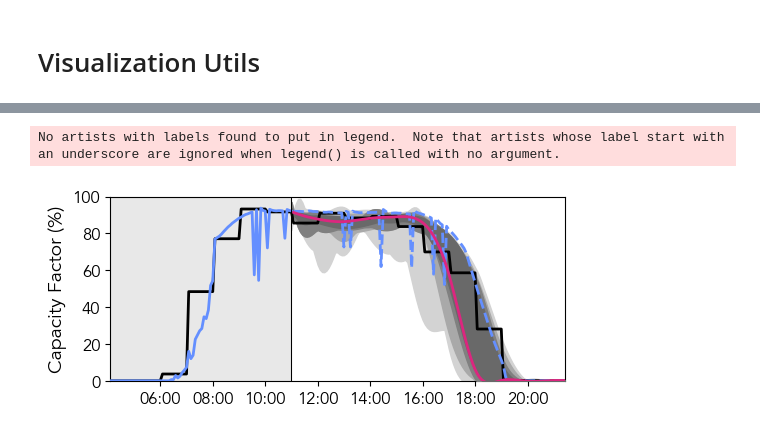
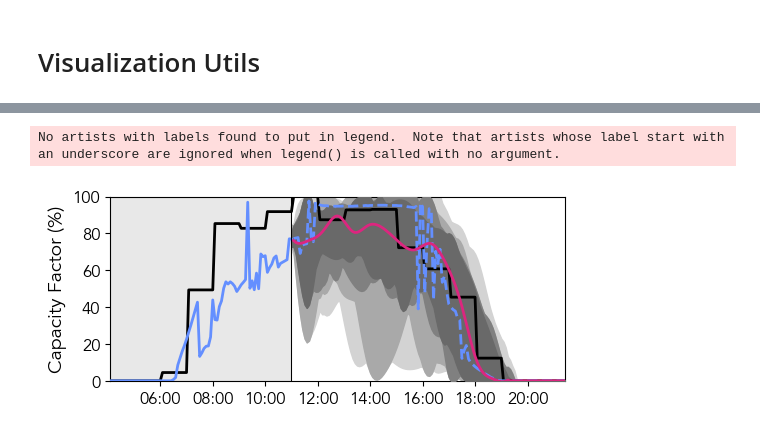
Before and after one commit to gterren/functional_forecast_dynamic_update, a Jupyter notebook: notebooks/solar_asset_ffc_viz.ipynb, the cells around one changed output, grey strips where cells are left out. Saved outputs shown, nothing was run; the diff lists cells and outputs as text; code cells hidden in the pictures.

```diff
--- a/notebooks/solar_asset_ffc_viz.ipynb
+++ b/notebooks/solar_asset_ffc_viz.ipynb
@@ -93,12 +93,18 @@ print(E_tr_biased_.shape, E_ts_biased_.shape)
 (76593, 288) (364, 288, 211)
 (76593, 288) (364, 288, 211)
 # %%
-exp_description="unbiased-025"
-_init = {120: 5, 132: 1, 144: 3, 168: 3}
-_init = {120: 5, 132: 3, 144: 3, 168: 3}
+# exp_description="unbiased-025"
+# #_init = {120: 1, 132: 4, 144: 1, 168: 4}
+# _init = {120: 1, 144: 1, 168: 4}
 
-# exp_description="biased-025"
-# _init = {120: 3, 144: 2, 168: 2}
+exp_description="unbiased-025-1"
+_init = {120: 1, 144: 2, 168: 2}
+
+exp_description="unbiased-025-2"
+_init = {120: 3, 144: 2, 168: 2}
+
+exp_description="unbiased-025-3"
+_init = {120: 3, 144: 3, 168: 1}
 
 hyper_, envelope_ = loader.hyperparameters(
     _init,
@@ -165,8 +194,8 @@ Forecast Update Time $\tau$ & Estimator &  &  &  \\
 # %% [markdown]
 # Functional kNNs dynamic update
 # %%
-day = 233
-asset = 16
+day = 244
+asset = 13
 interval = 132
 
 _fdu = functional_dynamic_update(
@@ -198,7 +227,7 @@ M_ = _fdu.predict(
     length_scale_e = get_hyper(hyper_, 'length_scale_e', interval),
     length_scale_d = get_hyper(hyper_, 'length_scale_d', interval),
     sigma = get_hyper(hyper_, 'sigma', interval),
-    nu = 1.,
+    nu = get_hyper(hyper_, 'nu', interval),
     kappa_0 = get_hyper(hyper_, 'kappa_0', interval),
     kappa = get_hyper(hyper_, 'kappa', interval),
     p_fusion = get_hyper(hyper_, 'p_fusion', interval)
@@ -633,7 +679,9 @@ _depth = ModifiedBandDepth()
 
 M_int_, M_int_ds_ = _fdu.functional_downsampling(
     subsample=12,
-    n_basis=16
+    #n_basis=16
+    n_basis=int(1.333*(T - interval)/12),
+
 )
 
 k_ = get_band_fraction(
@@ -653,35 +701,35 @@ f_deepest_ext_, _upper, _lower = _fdu.depth_confidence_bands(
 
 _fig, _ax = plt.subplots(figsize = (5.25, 2.25), constrained_layout = True)
 
 plotter.plot_envelope(
     _fig, _ax, palette_,
     _upper, _lower, f_deepest_ext_, f_, f_hat_, e_biased_, dx_,
     dt_ = dt_ + 5,
     interval=interval,
     n=120,
-    color=palette_.loc[2, "ibm"],
+    color_med=palette_.loc[2, "ibm"],
     label=r"$\bar{f} (s)$",
     CR="CR",
     range_=[48, 256],
     legend_1=False,
     legend_2=False,
 )
 
 _ax.legend(
     frameon = False,
     #loc = (0.1875, 0.825),
     fontsize = 11,
     columnspacing = 0.5,
     handletextpad = 0.25,
     ncol = 1,
 )
 
 plt.savefig(IMAGES / f"{distance}_bands-{file_name}.pdf")
 
 plt.show()
 # %% [output]
 No artists with labels found to put in legend.  Note that artists whose label start with an underscore are ignored when legend() is called with no argument.
-[figure, old version]
+[figure, new version]
 # %%
 _fig, _ax = plt.subplots(figsize = (5.25, 2.25), constrained_layout = True)
 
```
Also changed, not shown: parts of 25 cells of this notebook, 9 other files.
